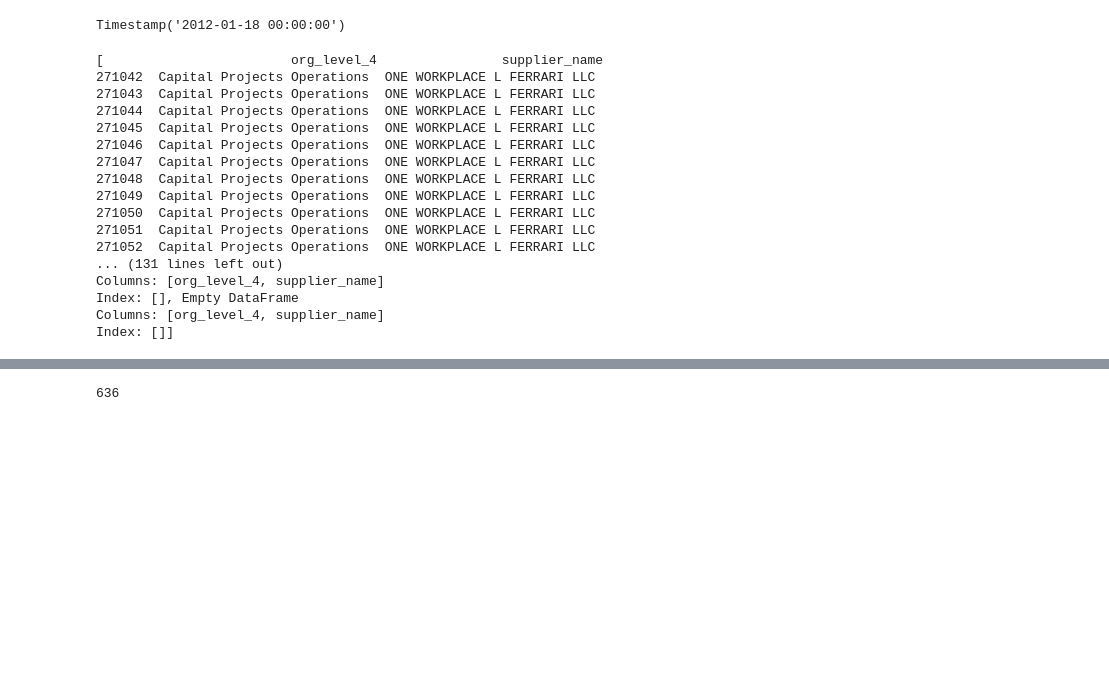
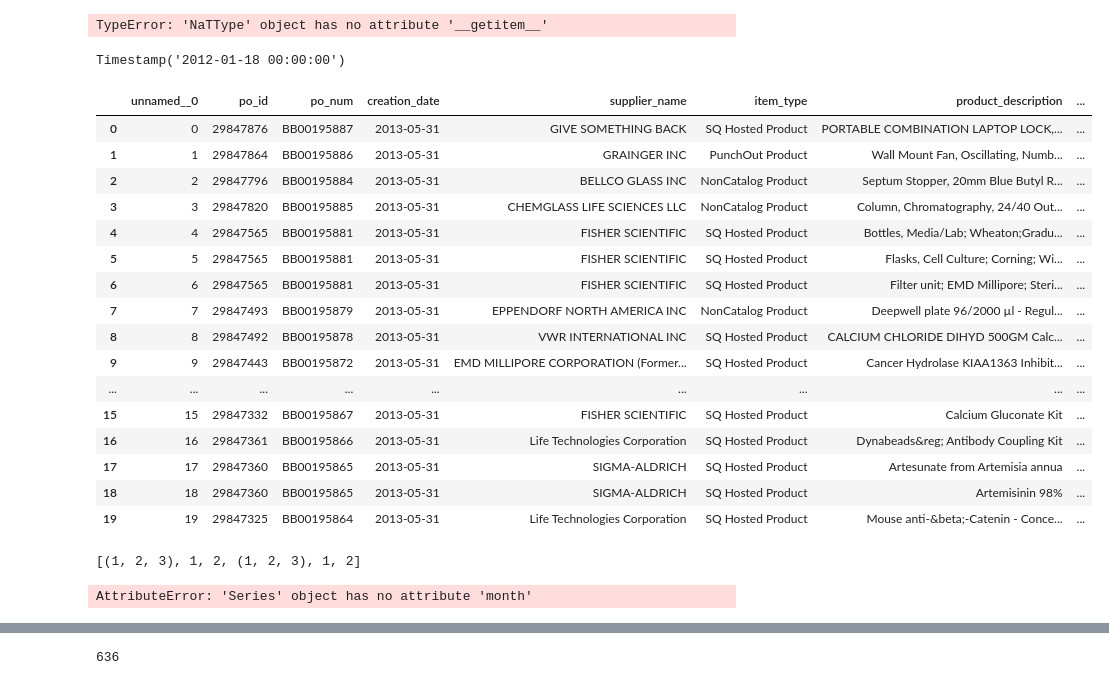
Before and after one commit to BIDS-collaborative/purchasing, a Jupyter notebook: ntbk/analysis/network_analysis.ipynb, the cells around one changed output, grey strips where cells are left out. Cells and saved outputs as stored; diff of their text form; code cells hidden in the pictures; blank space fills up the shorter version.

```diff
--- a/ntbk/analysis/network_analysis.ipynb
+++ b/ntbk/analysis/network_analysis.ipynb
@@ -37,3 +22,0 @@ department.rename(columns={'po_number':'po_num'}, inplace = True)
-# %%
-#merge the two dataframes by po_num
-merged = pd.merge(mergeData, department, left_on='po_num', right_on='po_num', how='inner')
@@ -50,6 +23,3 @@ merged.head()
 # %%
 #convert creation_date to datetime object
-merged['creation_date']=pd.to_datetime(pd.Series(mergeData['creation_date']))
-merged.columns = [convert_strings_to_specials(col) for col in merged.columns]
-merged = merged[np.isfinite(merged['department_name']
-merged.to_csv("merged.csv")
+merged['creation_date']=pd.to_datetime(pd.Series(merged['creation_date']))
@@ -59,0 +44,3 @@ len(set(merged['org_level_5']))
+# %%
+merged['creation_date'] = merged['creation_date'].str.replace('00:00:00', '')
+merged.dtypes
@@ -60,3 +65,11 @@ len(set(merged['org_level_5']))
+# %%
+#create seperate year, month, day colums
+
+merged['year'] = merged['creation_date'].apply(lambda x: x[:4])
+merged['month'] = merged['creation_date'].apply(lambda x: x[5:7])
+merged['day'] = merged['creation_date'].apply(lambda x: x[8:10])
+# %% [output]
+TypeError: 'NaTType' object has no attribute '__getitem__'
 # %%
 firstDate = min(merged['creation_date'])
 lastDate = max(merged['creation_date'])
@@ -95,0 +82,20 @@ def testCentralityGraph(data, set1, set2, time_column, subsections = 12):
+# %%
+merged.head(20)
+# %% [output]
+|  | unnamed__0 | po_id | po_num | creation_date | supplier_name | item_type | product_description | ... |
+| 0 | 0 | 29847876 | BB00195887 | 2013-05-31 | GIVE SOMETHING BACK | SQ Hosted Product | PORTABLE COMBINATION LAPTOP LOCK,... | ... |
+| 1 | 1 | 29847864 | BB00195886 | 2013-05-31 | GRAINGER INC | PunchOut Product | Wall Mount Fan, Oscillating, Numb... | ... |
+| 2 | 2 | 29847796 | BB00195884 | 2013-05-31 | BELLCO GLASS INC | NonCatalog Product | Septum Stopper, 20mm Blue Butyl R... | ... |
+| 3 | 3 | 29847820 | BB00195885 | 2013-05-31 | CHEMGLASS LIFE SCIENCES LLC | NonCatalog Product | Column, Chromatography, 24/40 Out... | ... |
+| 4 | 4 | 29847565 | BB00195881 | 2013-05-31 | FISHER SCIENTIFIC | SQ Hosted Product | Bottles, Media/Lab; Wheaton;Gradu... | ... |
+| 5 | 5 | 29847565 | BB00195881 | 2013-05-31 | FISHER SCIENTIFIC | SQ Hosted Product | Flasks, Cell Culture; Corning; Wi... | ... |
+| 6 | 6 | 29847565 | BB00195881 | 2013-05-31 | FISHER SCIENTIFIC | SQ Hosted Product | Filter unit; EMD Millipore; Steri... | ... |
+| 7 | 7 | 29847493 | BB00195879 | 2013-05-31 | EPPENDORF NORTH AMERICA INC | NonCatalog Product | Deepwell plate 96/2000 µl - Regul... | ... |
+| 8 | 8 | 29847492 | BB00195878 | 2013-05-31 | VWR INTERNATIONAL INC | SQ Hosted Product | CALCIUM CHLORIDE DIHYD 500GM Calc... | ... |
+| 9 | 9 | 29847443 | BB00195872 | 2013-05-31 | EMD MILLIPORE CORPORATION (Former... | SQ Hosted Product | Cancer Hydrolase KIAA1363 Inhibit... | ... |
+| ... | ... | ... | ... | ... | ... | ... | ... | ... |
+| 15 | 15 | 29847332 | BB00195867 | 2013-05-31 | FISHER SCIENTIFIC | SQ Hosted Product | Calcium Gluconate Kit | ... |
+| 16 | 16 | 29847361 | BB00195866 | 2013-05-31 | Life Technologies Corporation | SQ Hosted Product | Dynabeads&reg; Antibody Coupling Kit | ... |
+| 17 | 17 | 29847360 | BB00195865 | 2013-05-31 | SIGMA-ALDRICH | SQ Hosted Product | Artesunate from Artemisia annua | ... |
+| 18 | 18 | 29847360 | BB00195865 | 2013-05-31 | SIGMA-ALDRICH | SQ Hosted Product | Artemisinin 98% | ... |
+| 19 | 19 | 29847325 | BB00195864 | 2013-05-31 | Life Technologies Corporation | SQ Hosted Product | Mouse anti-&beta;-Catenin - Conce... | ... |
@@ -95,0 +110,4 @@ def testCentralityGraph(data, set1, set2, time_column, subsections = 12):
+# %%
+[(1,2,3),1,2]+[(1,2,3),1,2]
+# %% [output]
+[(1, 2, 3), 1, 2, (1, 2, 3), 1, 2]
@@ -96,22 +160,4 @@ def testCentralityGraph(data, set1, set2, time_column, subsections = 12):
 # %%
-test,centrality, n = testCentralityGraph(merged,'org_level_4', 'supplier_name','creation_date')
+masterlist = testCentralityGraph(merged,'department_name_update', 'supplier_name','creation_date')
+# %% [output]
+AttributeError: 'Series' object has no attribute 'month'
-# %%
-print n
-# %% [output]
-[                        org_level_4                supplier_name
-271042  Capital Projects Operations  ONE WORKPLACE L FERRARI LLC
-271043  Capital Projects Operations  ONE WORKPLACE L FERRARI LLC
-271044  Capital Projects Operations  ONE WORKPLACE L FERRARI LLC
-271045  Capital Projects Operations  ONE WORKPLACE L FERRARI LLC
-271046  Capital Projects Operations  ONE WORKPLACE L FERRARI LLC
-271047  Capital Projects Operations  ONE WORKPLACE L FERRARI LLC
-271048  Capital Projects Operations  ONE WORKPLACE L FERRARI LLC
-271049  Capital Projects Operations  ONE WORKPLACE L FERRARI LLC
-271050  Capital Projects Operations  ONE WORKPLACE L FERRARI LLC
-271051  Capital Projects Operations  ONE WORKPLACE L FERRARI LLC
-271052  Capital Projects Operations  ONE WORKPLACE L FERRARI LLC
-... (131 lines left out)
-Columns: [org_level_4, supplier_name]
-Index: [], Empty DataFrame
-Columns: [org_level_4, supplier_name]
-Index: []]
```
Also changed, not shown: parts of 12 cells of this notebook, 1 other file.
